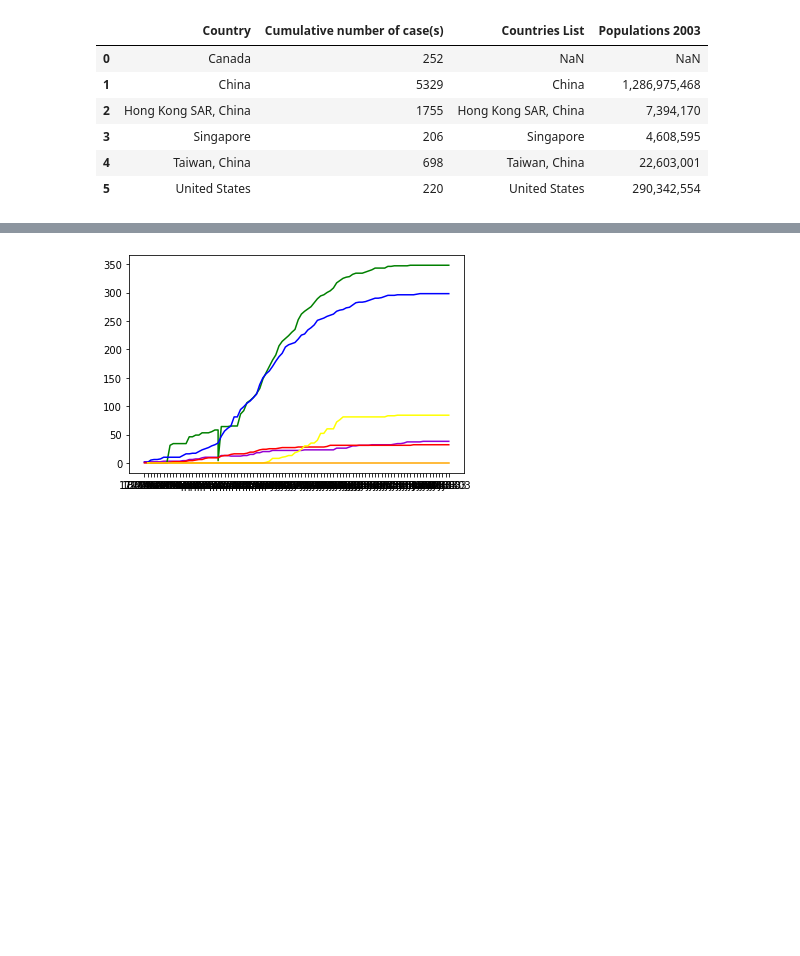
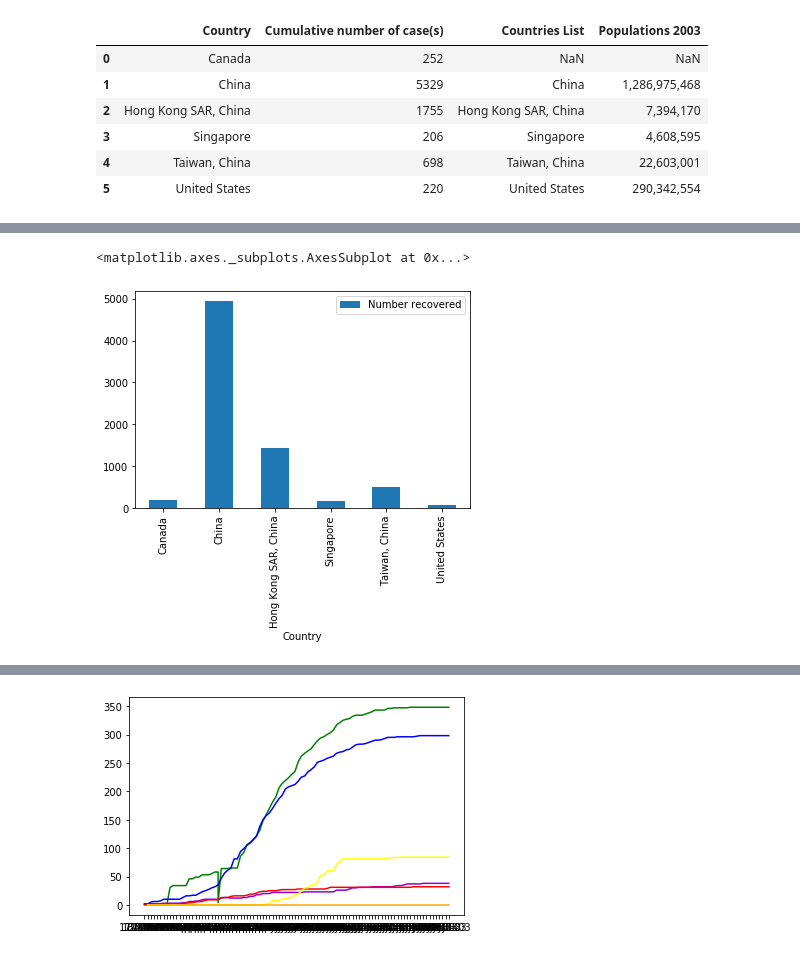
Before and after one commit to erharker/Json-s-and-the-pretty-pprintcesses, a Jupyter notebook: Updated SARS.ipynb, the cells around one changed output, grey strips where cells are left out. Saved outputs shown, nothing was run; the diff lists cells and outputs as text; code cells hidden in the pictures; blank space fills up the shorter version.

```diff
--- a/Data Cleaning.ipynb
+++ b/Updated SARS.ipynb
@@ -161,3 +182,10 @@ mainDF
+# %%
+barplot = mainDF.plot.bar(x="Country", y="Number recovered")
+
+barplot
+# %% [output]
+<matplotlib.axes._subplots.AxesSubplot at 0x...>
+[figure, added]
 # %%
 output_data_file = "C:\\Users\\Ryan\\Desktop\\topSARS.csv"
 with open(output_data_file, "r", encoding="utf-8") as read_file:
```
Also changed, not shown: parts of 7 cells of this notebook.
